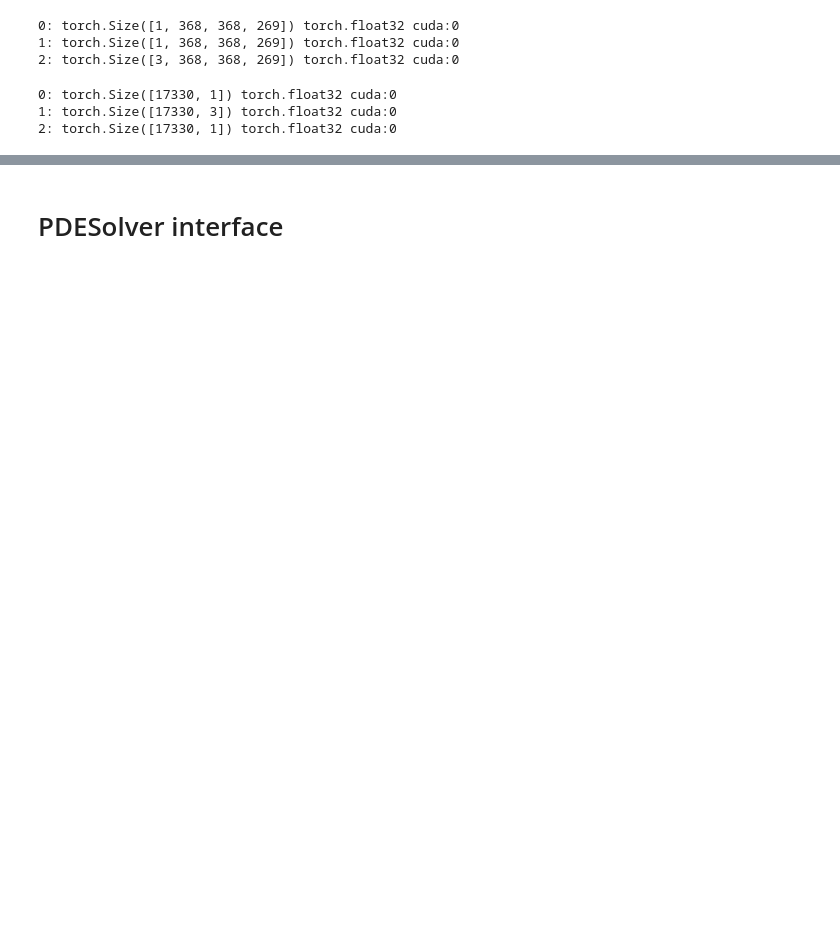
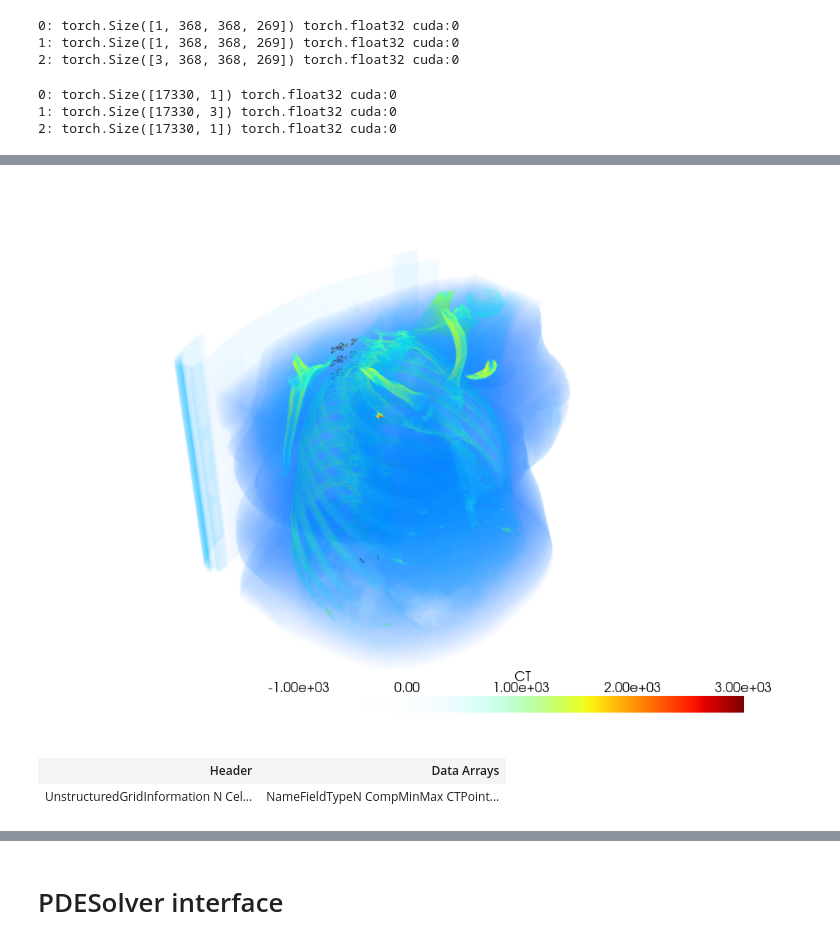
Before and after one commit to mattragoza/lung-project, a Jupyter notebook: notebooks/copdgene/02-fem-simulation.ipynb, the cells around one changed output, grey strips where cells are left out. Saved outputs shown, nothing was run; the diff lists cells and outputs as text; code cells hidden in the pictures; blank space fills up the shorter version.

```diff
--- a/notebooks/copdgene/02-fem-simulation.ipynb
+++ b/notebooks/copdgene/02-fem-simulation.ipynb
@@ -93,3 +97,11 @@ print_tensor_info(image_values, u_obs_values, rho_values)
 0: torch.Size([17330, 1]) torch.float32 cuda:0
 1: torch.Size([17330, 3]) torch.float32 cuda:0
 2: torch.Size([17330, 1]) torch.float32 cuda:0
+# %%
+pv_grid = pv.ImageData(
+    dimensions=image_nifti.shape,
+    spacing=np.linalg.norm(image_nifti.affine[:3,:3], axis=1)
+)
+pv_grid.point_data['CT'] = image_array.flatten(order='F')
+pv_grid.point_data['mask'] = mask_array.flatten(order='F')
+pv_grid
@@ -95,0 +129,8 @@ print_tensor_info(image_values, u_obs_values, rho_values)
+# %%
+p = pv.Plotter()
+p.add_volume(
+    pv_grid, scalars='CT', cmap='jet', clim=(-1000, 3000),
+    opacity=sigmoid(np.linspace(-1000, 3000, 101), loc=1000, scale=250)
+)
+p.show(jupyter_backend='static')
+# %% [output]
@@ -95,0 +138,11 @@ print_tensor_info(image_values, u_obs_values, rho_values)
+[figure, added]
+# %%
+pv_mesh = pv.from_meshio(mesh_io)
+pv_mesh.point_data['CT']         = image_values.detach().cpu().numpy()
+pv_mesh.point_data['rho']        = rho_values.detach().cpu().numpy()
+pv_mesh.point_data['u_obs']      = u_obs_values.detach().cpu().numpy()
+pv_mesh.point_data['u_obs_norm'] = np.linalg.norm(pv_mesh.point_data['u_obs'], axis=1)
+pv_mesh
+# %% [output]
+| Header | Data Arrays |
+| UnstructuredGridInformation N Cel... | NameFieldTypeN CompMinMax CTPoint... |
```
Also changed, not shown: parts of 31 cells of this notebook, 5 other files.
